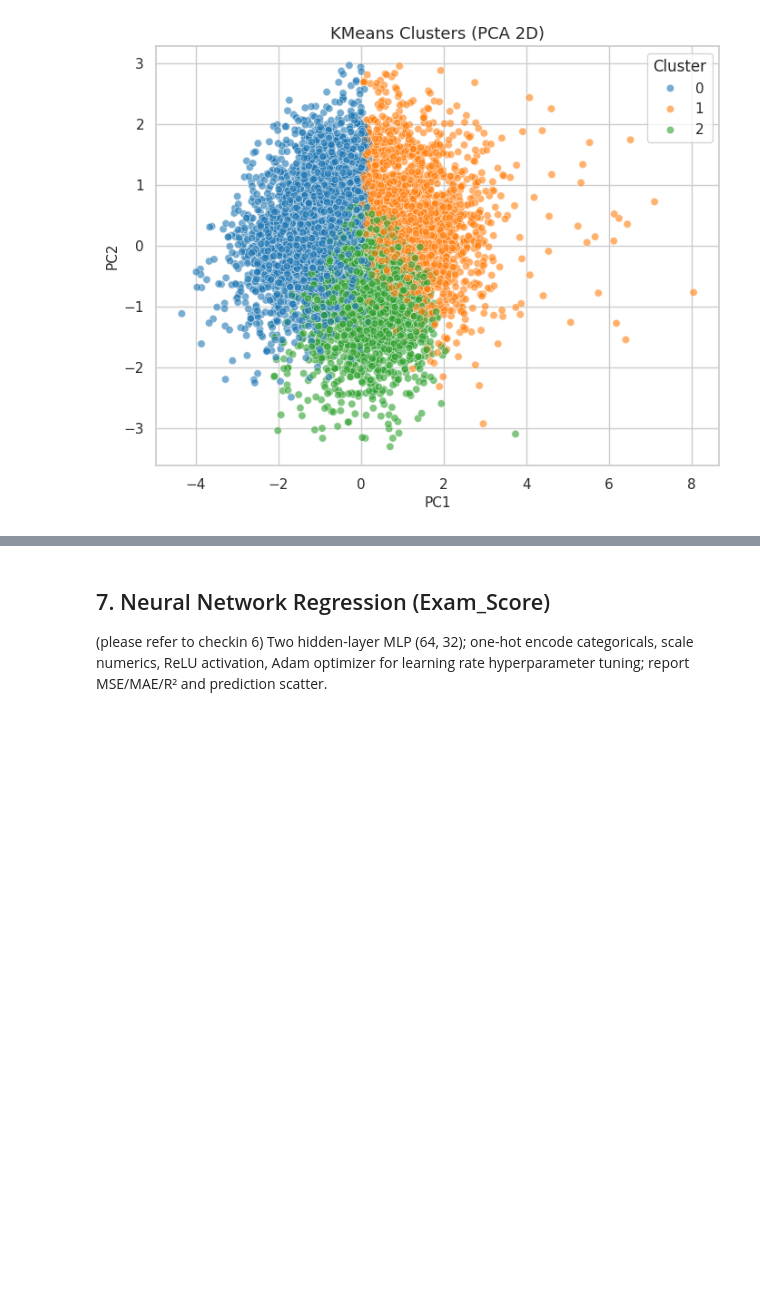
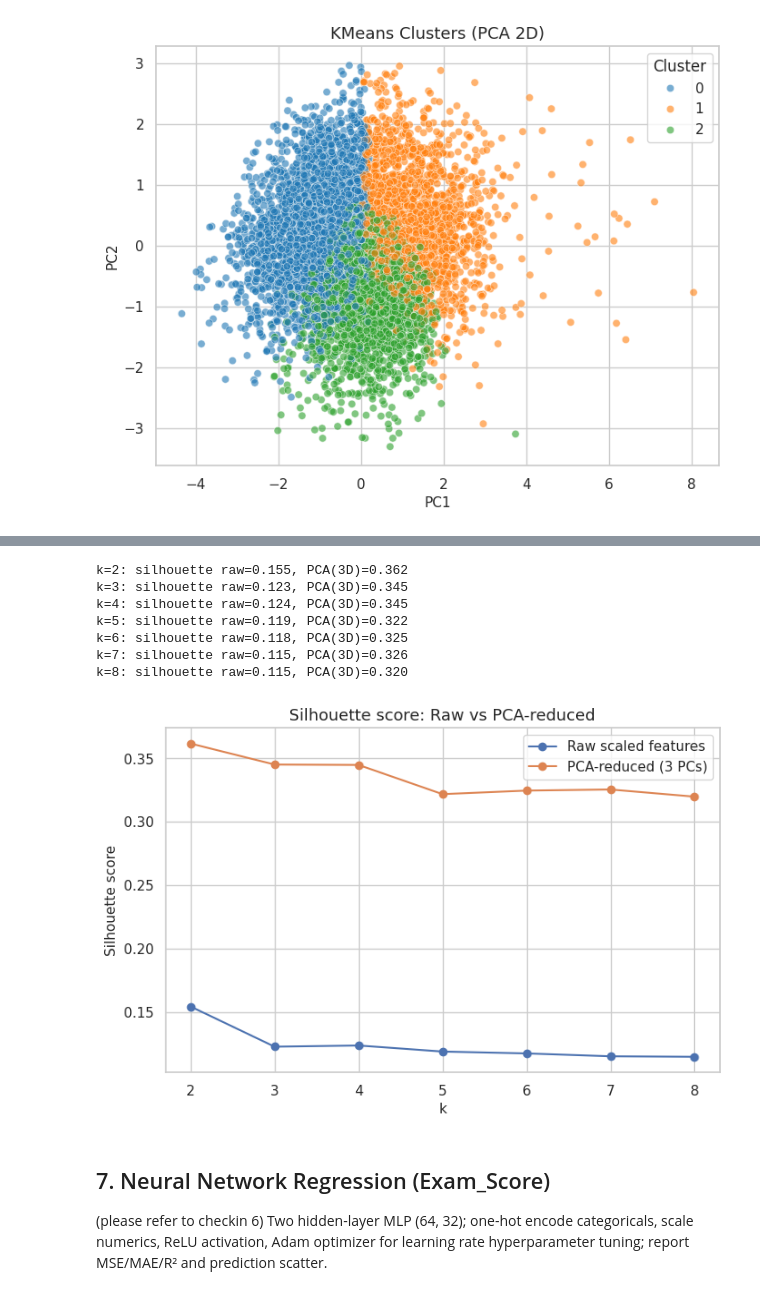
Before and after one commit to AuroraCh814/CS148_25Fall, a Jupyter notebook: notebooks/07_main_pipeline.ipynb, the cells around one changed output, grey strips where cells are left out. Cells and saved outputs as stored; diff of their text form; code cells hidden in the pictures; blank space fills up the shorter version.

```diff
--- a/notebooks/07_main_pipeline.ipynb
+++ b/notebooks/07_main_pipeline.ipynb
@@ -946,3 +1218,46 @@ plt.show()
+# %%
+from sklearn.metrics import silhouette_score
+
+
+m = 3
+
+Z_m = coords[:, :m]
+
+sil_scores_pca = []
+sil_scores_raw = []
+
+for k in range(2, 9):
+
+    km_raw = KMeans(n_clusters=k, random_state=42, n_init=10)
+    labels_raw = km_raw.fit_predict(X_scaled)
+    sil_raw = silhouette_score(X_scaled, labels_raw)
+
+    km_pca = KMeans(n_clusters=k, random_state=42, n_init=10)
+    labels_pca = km_pca.fit_predict(Z_m)
+    sil_pca = silhouette_score(Z_m, labels_pca)
+
+    sil_scores_raw.append(sil_raw)
+    sil_scores_pca.append(sil_pca)
+    print(f"k={k}: silhouette raw={sil_raw:.3f}, PCA({m}D)={sil_pca:.3f}")
+
+plt.figure()
+plt.plot(range(2, 9), sil_scores_raw, marker="o", label="Raw scaled features")
+plt.plot(range(2, 9), sil_scores_pca, marker="o", label=f"PCA-reduced ({m} PCs)")
+plt.xlabel("k")
+plt.ylabel("Silhouette score")
+plt.title("Silhouette score: Raw vs PCA-reduced")
+plt.legend()
+plt.grid(True)
+plt.show()
+# %% [output]
+k=2: silhouette raw=0.155, PCA(3D)=0.362
+k=3: silhouette raw=0.123, PCA(3D)=0.345
+k=4: silhouette raw=0.124, PCA(3D)=0.345
+k=5: silhouette raw=0.119, PCA(3D)=0.322
+k=6: silhouette raw=0.118, PCA(3D)=0.325
+k=7: silhouette raw=0.115, PCA(3D)=0.326
+k=8: silhouette raw=0.115, PCA(3D)=0.320
+[figure, added]
 # %% [markdown]
 
 ## 7. Neural Network Regression (Exam_Score)
```
Also changed, not shown: parts of 21 cells of this notebook.
